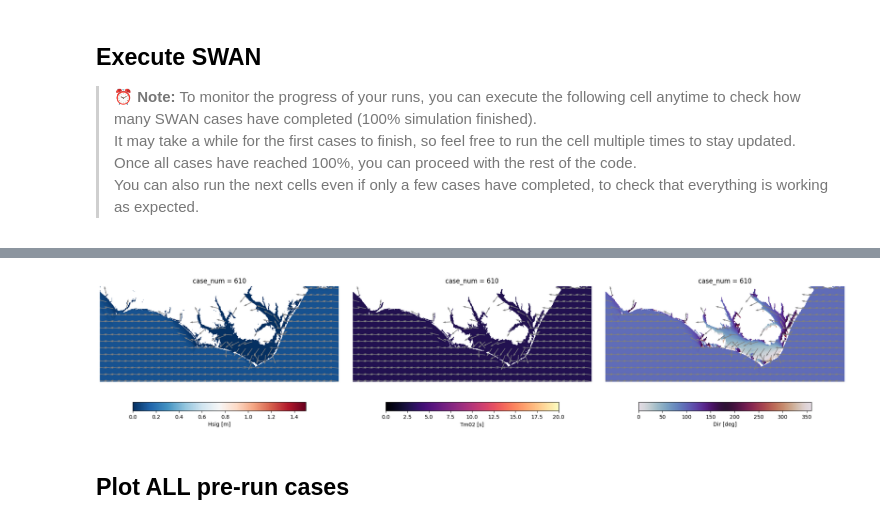
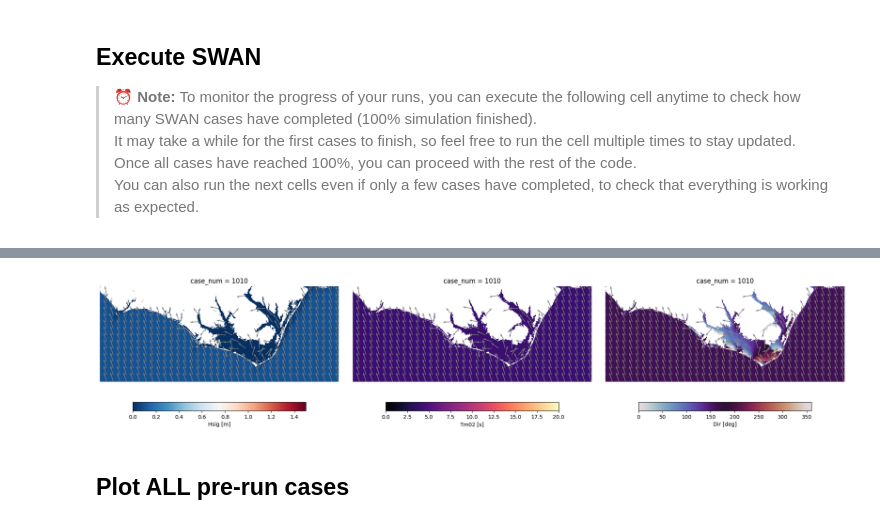
Before and after one commit to JenMontano/BlueMath, a Jupyter notebook: climate_services/hindcast/BinWaves_NorthCarolina_SuperPoint/01_Propagation.ipynb, the cells around one changed output, grey strips where cells are left out. Drawn from its saved outputs; the diff is of its cells as text; code cells hidden in the pictures.

```diff
--- a/climate_services/hindcast/BinWaves_NorthCarolina_SuperPoint/01_Propagation.ipynb
+++ b/climate_services/hindcast/BinWaves_NorthCarolina_SuperPoint/01_Propagation.ipynb
@@ -444,5 +440,5 @@ cd $case_dir
 # %%
 swan_wrapper.run_cases_bulk(
-    launcher="sbatch --array=618-2230%50 sbatch_example.sh"
+    launcher="sbatch --array=2231 sbatch_example.sh"
 )
 # %% [output]
@@ -513,12 +486,12 @@ cases_bulk_parameters
 # %%
 from utils.plotting import plot_case_variables
 
 plot_case_variables(
-    data=cases_bulk_parameters.isel(case_num=610),
+    data=cases_bulk_parameters.isel(case_num=1010),
     step=30,
 )
 # %% [output]
-[figure, old version]
+[figure, new version]
 # %% [markdown]
 ## Plot ALL pre-run cases
 # %%
```
Also changed, not shown: parts of 11 cells of this notebook, 3 other files.
